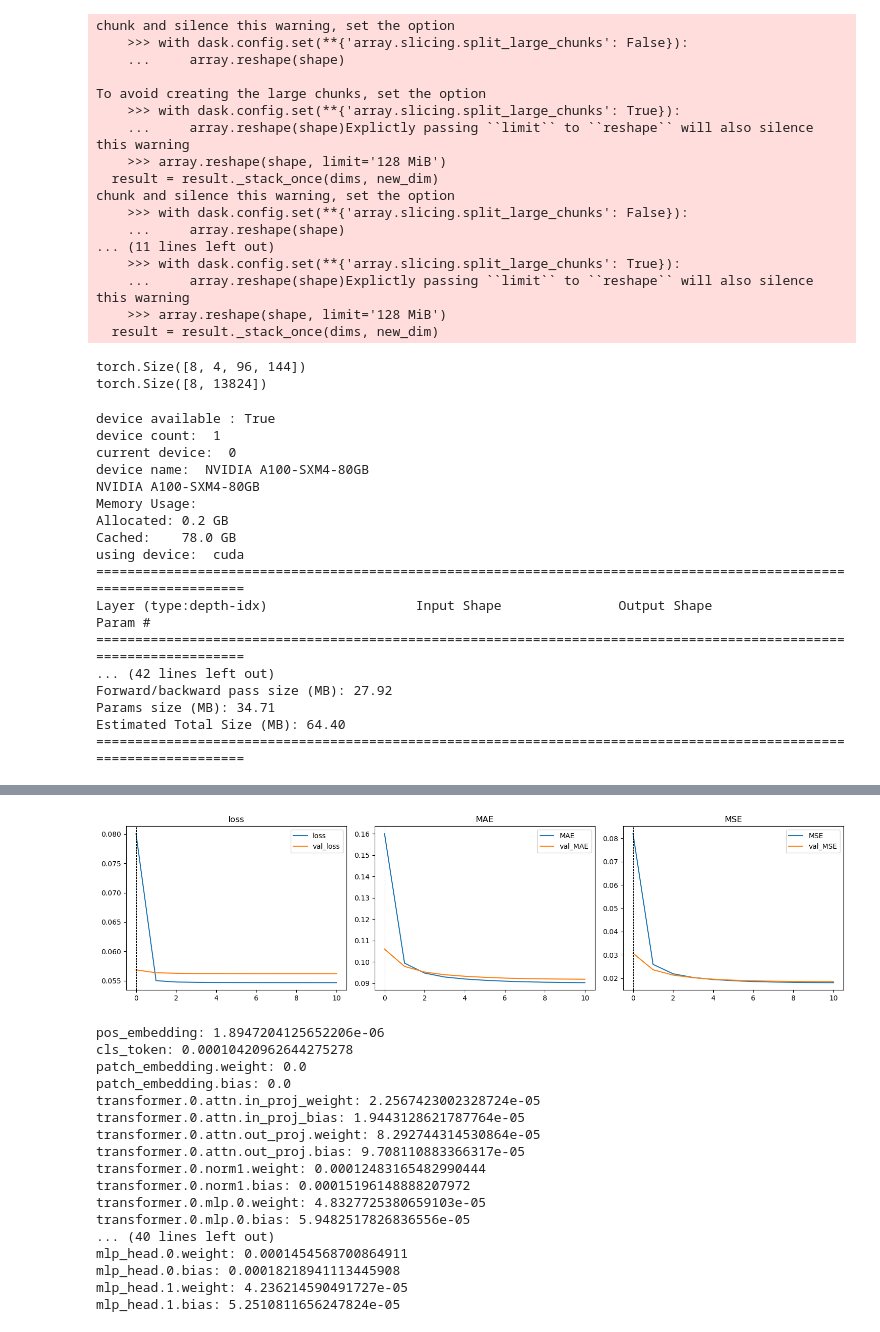
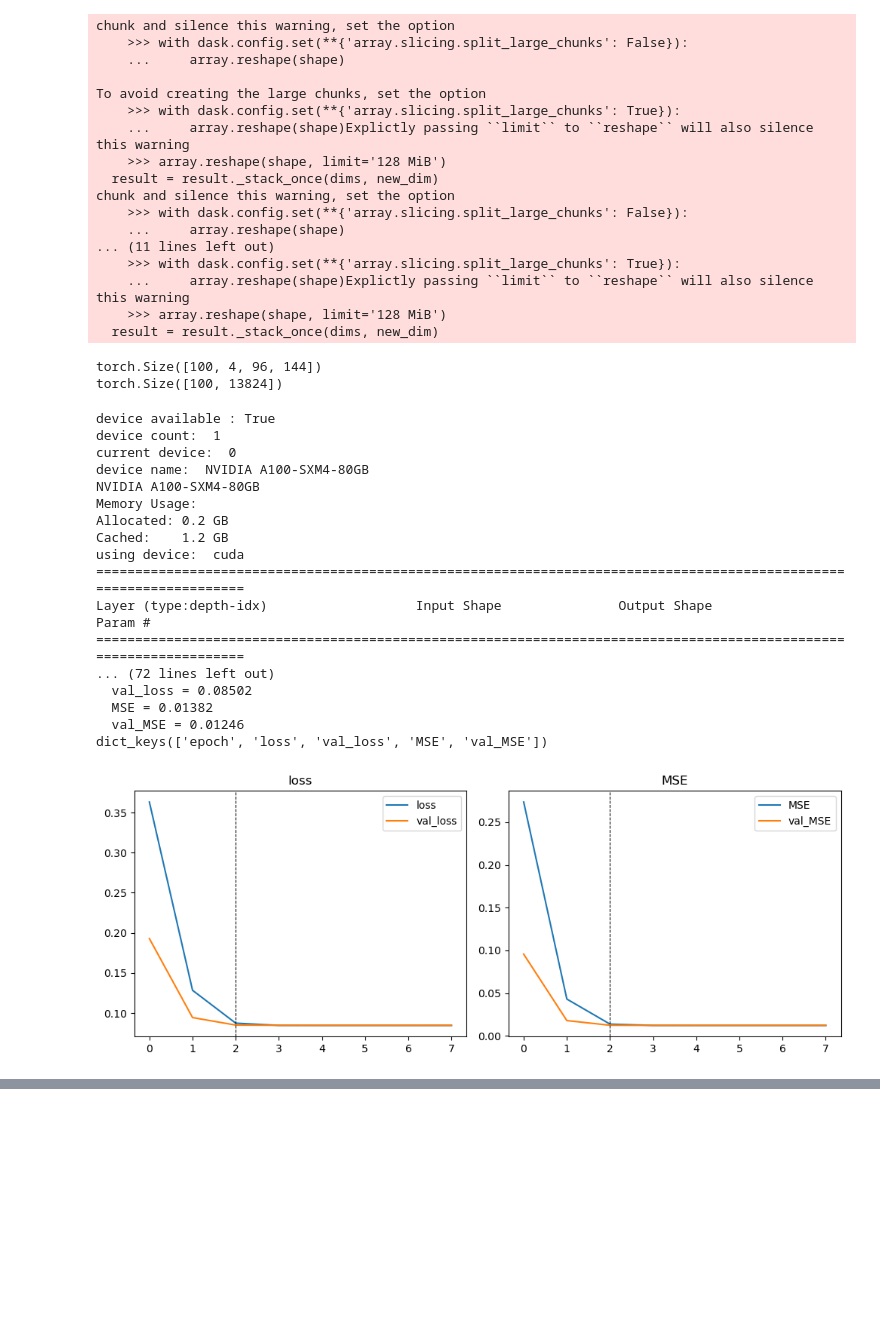
Before and after one commit to kjmayer/S2SPred-EarthSystem, a Jupyter notebook: train-vit.ipynb, the cells around one changed output, grey strips where cells are left out. Saved outputs shown, nothing was run; the diff lists cells and outputs as text; code cells hidden in the pictures; blank space fills up the shorter version.

```diff
--- a/train-vit.ipynb
+++ b/train-vit.ipynb
@@ -39,7 +39,7 @@ def minmax_normalize(data,dim):
     max = data.max(dim)
     return((data - min)/(max - min))
 # %%
-LEAD = config["data_loader"]["lead"][2] # will loop over this for training eventually
+LEAD = config["data_loader"]["lead"][0] # will loop over this for training eventually
 trainfinames = config["data_loader"]["anommems_finames"][0:8]
 valfinames = config["data_loader"]["anommems_finames"][8:9]
 # xtrain, xtrainmean, xtrainstd, xtrainmin, xtrainmax
@@ -80,7 +80,7 @@ xval_shift = xval_shift.drop(['time'])
 
 yval = GetYData(dir=config["data_loader"]["base_dir"],
                 var=config["data_loader"]["atm_var"],
-                finames=trainfinames,
+                finames=valfinames,
                 train=False,
                 # trainmean=ytrainmean,
                 # trainstd=ytrainstd,
@@ -172,8 +172,8 @@ train_features, train_labels = next(iter(train_dataloader))
 print(np.shape(train_features))
 print(np.shape(train_labels))
 # %% [output]
-torch.Size([8, 4, 96, 144])
-torch.Size([8, 13824])
+torch.Size([100, 4, 96, 144])
+torch.Size([100, 13824])
 # %%
 ## create NN architecture
 
@@ -199,26 +199,26 @@ torchinfo.summary(
 optimizer = getattr(torch.optim, config["optimizer"]["sgd"])(
     model.parameters(), **config["optimizer"]["sgd_args"]
 )
-scheduler = torch.optim.lr_scheduler.CyclicLR(optimizer,
-                                              base_lr=config["optimizer"]["sgd_args"]["lr"],
-                                              max_lr=0.1)
+# scheduler = torch.optim.lr_scheduler.CyclicLR(optimizer,
+#                                               base_lr=config["optimizer"]["sgd_args"]["lr"],
+#                                               max_lr=0.1)
 
-# scheduler = torch.optim.lr_scheduler.ReduceLROnPlateau(optimizer,
-#                                                        mode='min',
-#                                                        factor=config["lr_scheduler"]["factor"],
-#                                                        patience=config["lr_scheduler"]["patience"],
-#                                                        threshold=config["lr_scheduler"]["min_delta"],
-#                                                        verbose=True)
+scheduler = torch.optim.lr_scheduler.ReduceLROnPlateau(optimizer,
+                                                       mode='min',
+                                                       factor=config["lr_scheduler"]["factor"],
+                                                       patience=config["lr_scheduler"]["patience"],
+                                                       threshold=config["lr_scheduler"]["min_delta"],
+                                                       verbose=True)
 
 # use yval.lat so that the lat dimension is the same as latxlon
 # northern hemisphere: [-32:]
-weights = np.cos(np.deg2rad(yval.lat)).values
-# weights = weights[:,np.newaxis] # for UNet
-weights = weights[np.newaxis,:] # for CNN
-latitude_weights = torch.tensor(weights, device=device)
-#plt.imshow(np.cos(np.deg2rad(yval.lat)).unstack('l'))
-criterion = getattr(module_metric, config["criterion"])(latitude_weights) #"weighted_l1_loss"
-# criterion = getattr(torch.nn, config["criterion"])() # not custom
+# weights = np.cos(np.deg2rad(yval.lat)).values
+# # weights = weights[:,np.newaxis] # for UNet
+# weights = weights[np.newaxis,:] # for CNN
+# latitude_weights = torch.tensor(weights, device=device)
+# #plt.imshow(np.cos(np.deg2rad(yval.lat)).unstack('l'))
+# criterion = getattr(module_metric, config["criterion"])(latitude_weights) #"weighted_l1_loss"
+criterion = getattr(torch.nn, config["criterion"])() # not custom
 
 metric_funcs = [getattr(module_metric, met) for met in config["metrics"]]
 
@@ -242,36 +242,37 @@ trainer = Trainer(
 trainer.fit()
 
 ## Plot training:
 print(trainer.log.history.keys())
 plt.figure(figsize=(20, 4))
 for i, m in enumerate(("loss", *config["metrics"])):
     plt.subplot(1, 4, i + 1)
     plt.plot(trainer.log.history["epoch"], trainer.log.history[m], label=m)
     plt.plot(trainer.log.history["epoch"], trainer.log.history["val_" + m], label="val_" + m)
     plt.axvline(x=trainer.early_stopper.best_epoch, linestyle="--", color="k", linewidth=0.75)
     plt.title(m)
     plt.legend()
 plt.tight_layout()
 plt.show()
 
 for name, param in model.named_parameters():
     if param.grad is not None:
         print(f"{name}: {param.grad.abs().mean()}")
 # %% [output]
 device available : True
 device count:  1
 current device:  0
 device name:  NVIDIA A100-SXM4-80GB
 NVIDIA A100-SXM4-80GB
 Memory Usage:
 Allocated: 0.2 GB
-Cached:    78.0 GB
+Cached:    1.2 GB
 using device:  cuda
 ===================================================================================================================
 Layer (type:depth-idx)                   Input Shape               Output Shape              Param #
 ===================================================================================================================
-... (42 lines left out)
-Forward/backward pass size (MB): 27.92
-Params size (MB): 34.71
-Estimated Total Size (MB): 64.40
-===================================================================================================================
+... (72 lines left out)
+  val_loss = 0.08502
+  MSE = 0.01382
+  val_MSE = 0.01246
+dict_keys(['epoch', 'loss', 'val_loss', 'MSE', 'val_MSE'])
+[figure, new version]
@@ -295,19 +296 @@ dict_keys(['epoch', 'loss', 'val_loss', 'MAE', 'MSE', 'val_MAE', 'val_MSE'])
-[figure, old version]
-pos_embedding: 1.8947204125652206e-06
-cls_token: 0.00010420962644275278
-patch_embedding.weight: 0.0
-patch_embedding.bias: 0.0
-transformer.0.attn.in_proj_weight: 2.2567423002328724e-05
-transformer.0.attn.in_proj_bias: 1.9443128621787764e-05
-transformer.0.attn.out_proj.weight: 8.292744314530864e-05
-transformer.0.attn.out_proj.bias: 9.708110883366317e-05
-transformer.0.norm1.weight: 0.00012483165482990444
-transformer.0.norm1.bias: 0.00015196148888207972
-transformer.0.mlp.0.weight: 4.8327725380659103e-05
-transformer.0.mlp.0.bias: 5.9482517826836556e-05
-... (40 lines left out)
-mlp_head.0.weight: 0.0001454568700864911
-mlp_head.0.bias: 0.00018218941113445908
-mlp_head.1.weight: 4.236214590491727e-05
-mlp_head.1.bias: 5.2510811656247824e-05
 # %%
```
Also changed, not shown: parts of 5 cells of this notebook, 4 other files.
